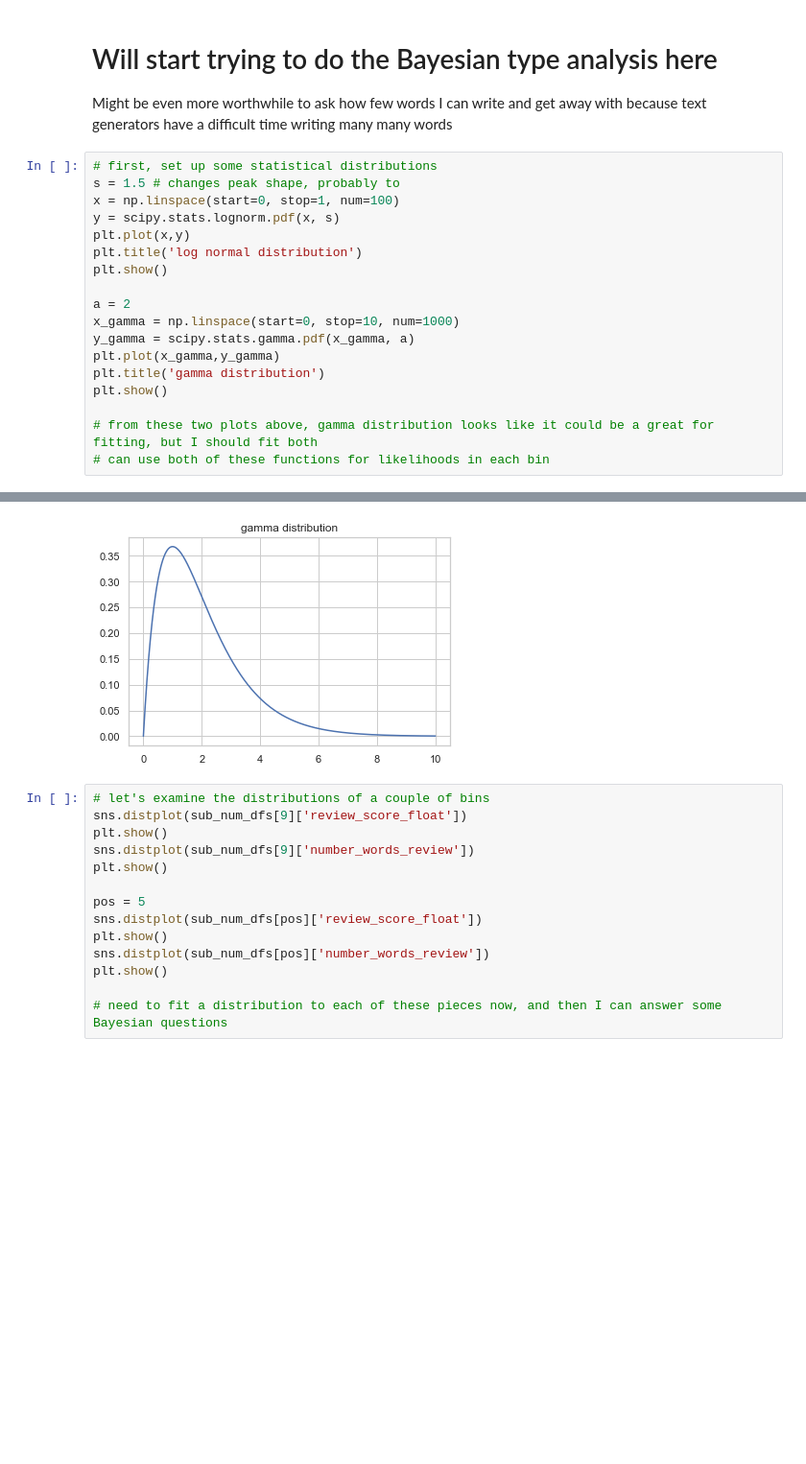
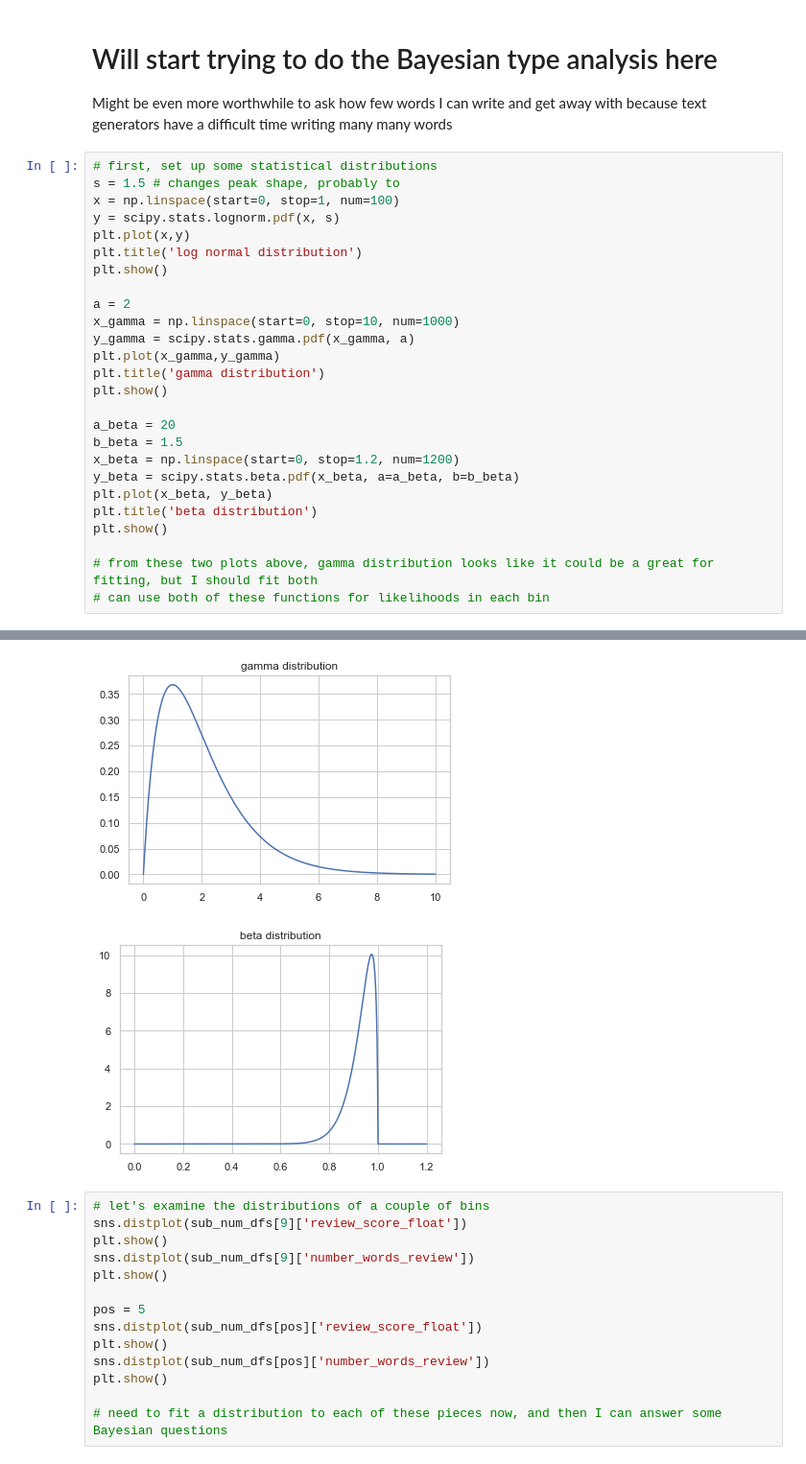
Before and after one commit to terrenceedmonds/ign_analysis, a Jupyter notebook: starting_eda.ipynb, the cells around one changed output, grey strips where cells are left out. Shown at 96% size. Drawn from its saved outputs; the diff is of its cells as text; blank space fills up the shorter version.

```diff
--- a/starting_eda.ipynb
+++ b/starting_eda.ipynb
@@ -348,24 +381,33 @@ Might be even more worthwhile to ask how few words I can write and get away with
 # %%
 # first, set up some statistical distributions
 s = 1.5 # changes peak shape, probably to
 x = np.linspace(start=0, stop=1, num=100)
 y = scipy.stats.lognorm.pdf(x, s)
 plt.plot(x,y)
 plt.title('log normal distribution')
 plt.show()
 
 a = 2
 x_gamma = np.linspace(start=0, stop=10, num=1000)
 y_gamma = scipy.stats.gamma.pdf(x_gamma, a)
 plt.plot(x_gamma,y_gamma)
 plt.title('gamma distribution')
 plt.show()
 
+a_beta = 20
+b_beta = 1.5
+x_beta = np.linspace(start=0, stop=1.2, num=1200)
+y_beta = scipy.stats.beta.pdf(x_beta, a=a_beta, b=b_beta)
+plt.plot(x_beta, y_beta)
+plt.title('beta distribution')
+plt.show()
+
 # from these two plots above, gamma distribution looks like it could be a great for fitting, but I should fit both
 # can use both of these functions for likelihoods in each bin
 # %% [output]
 [figure]
 [figure]
+[figure, added]
 # %%
 # let's examine the distributions of a couple of bins
 sns.distplot(sub_num_dfs[9]['review_score_float'])
```
Also changed, not shown: parts of 9 cells of this notebook, 17 other files.
